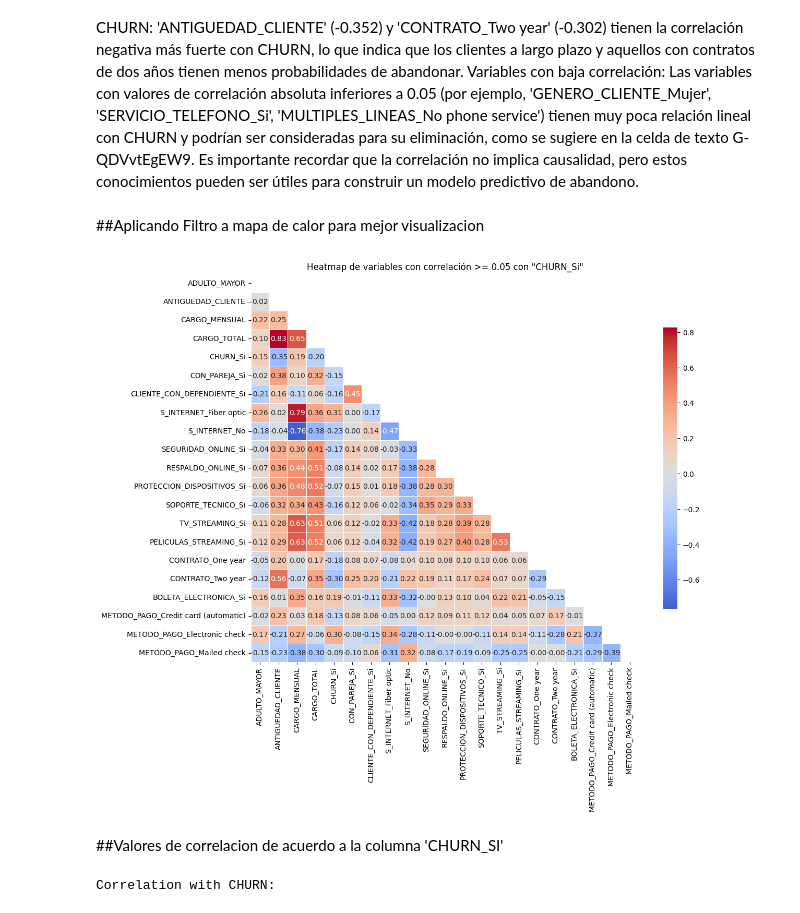
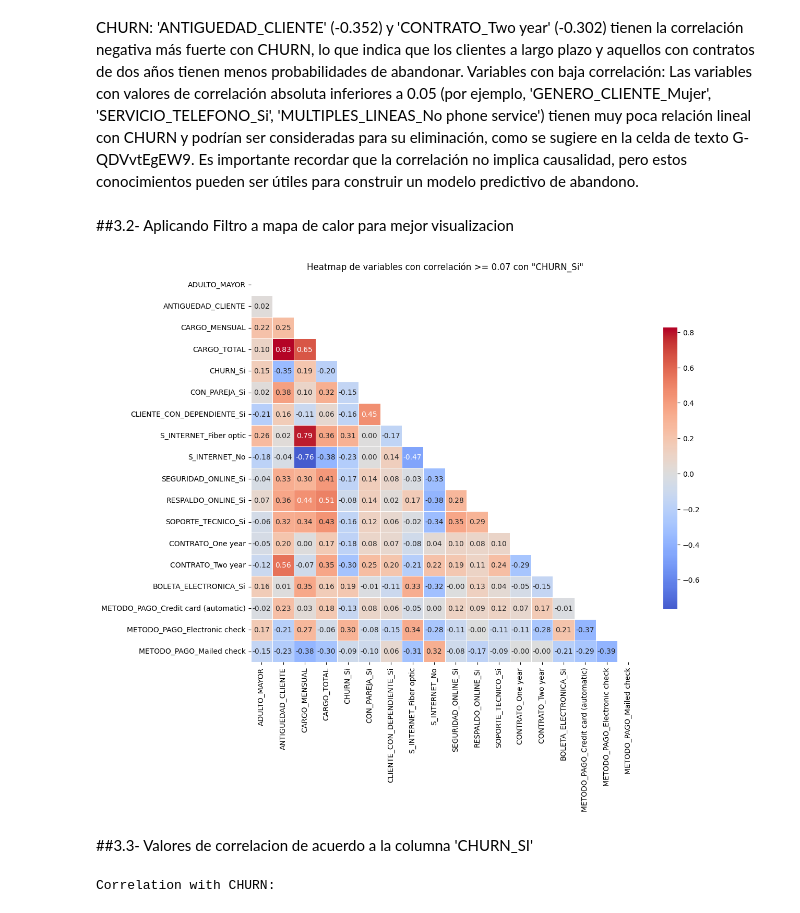
Before and after one commit to raohxxx/Telecom-2-challenge, a Jupyter notebook: telecomX2.ipynb, the cells around one changed output. Drawn from its saved outputs; the diff is of its cells as text; code cells hidden in the pictures.

```diff
--- a/telecomX2.ipynb
+++ b/telecomX2.ipynb
@@ -308,47 +370,47 @@ Variables con fuerte correlación negativa con CHURN: 'ANTIGUEDAD_CLIENTE' (-0.3
 Variables con baja correlación: Las variables con valores de correlación absoluta inferiores a 0.05 (por ejemplo, 'GENERO_CLIENTE_Mujer', 'SERVICIO_TELEFONO_Si', 'MULTIPLES_LINEAS_No phone service') tienen muy poca relación lineal con CHURN y podrían ser consideradas para su eliminación, como se sugiere en la celda de texto G-QDVvtEgEW9.
 Es importante recordar que la correlación no implica causalidad, pero estos conocimientos pueden ser útiles para construir un modelo predictivo de abandono.
 # %% [markdown]
-##Aplicando Filtro a mapa de calor para mejor visualizacion
+##3.2- Aplicando Filtro a mapa de calor para mejor visualizacion
 # %%
 # Definir la variable objetivo
 target_var = 'CHURN_Si'
 
 # Definir el umbral mínimo de correlación absoluta para selección
-umbral = 0.05  # You can adjust this threshold as needed
+umbral = 0.07  # You can adjust this threshold as needed
 
 # Filtrar variables que tengan correlación absoluta >= umbral con la variable objetivo
 # Esto crea una lista con las variables relevantes
 variaveis_relevantes = corr.index[abs(corr[target_var]) >= umbral].tolist()
 
 # Asegurar que la variable objetivo esté en la lista (si no está, añadirla)
 if target_var not in variaveis_relevantes:
     variaveis_relevantes.append(target_var)
 
 # Crear una matriz de correlación solo con las variables seleccionadas
 corr_filtrada = corr.loc[variaveis_relevantes, variaveis_relevantes]
 
 # Generar una máscara para ocultar el triángulo superior de la matriz (incluida la diagonal)
 mascara = np.triu(np.ones_like(corr_filtrada, dtype=bool))
 
 # Graficar el heatmap con la máscara aplicada para mejor visualización
 plt.figure(figsize=(12,10))
 sns.heatmap(
     corr_filtrada,
     annot=True,
     fmt=".2f",
     cmap='coolwarm',
     center=0,
     square=True,
     linewidths=0.5,
     cbar_kws={"shrink": 0.7},
     mask=mascara
 )
 plt.title(f'Heatmap de variables con correlación >= {umbral} con "{target_var}"')
 plt.show()
 # %% [output]
-[figure, old version]
+[figure, new version]
 # %% [markdown]
-##Valores de correlacion de acuerdo a la columna  'CHURN_SI'
+##3.3- Valores de correlacion de acuerdo a la columna  'CHURN_SI'
 # %%
 correlation_matrix = df.corr()
 print("Correlation with CHURN:")
```
Also changed, not shown: parts of 39 cells of this notebook.
